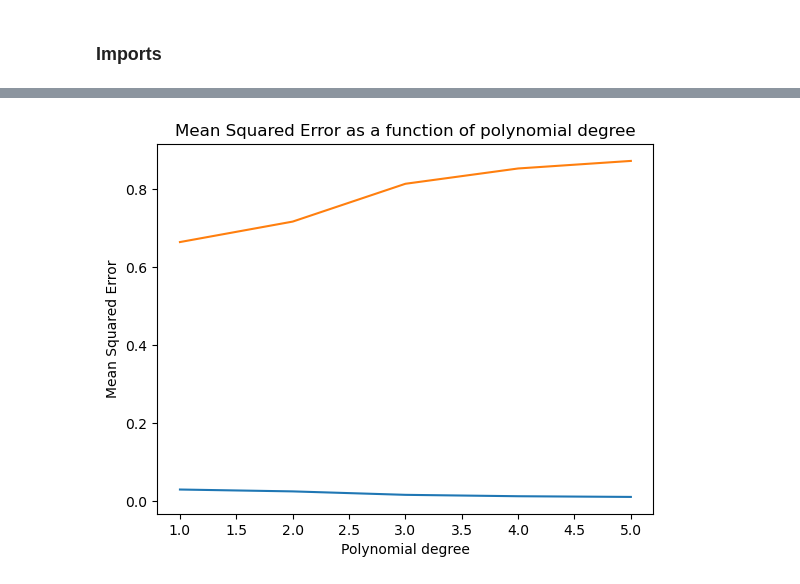
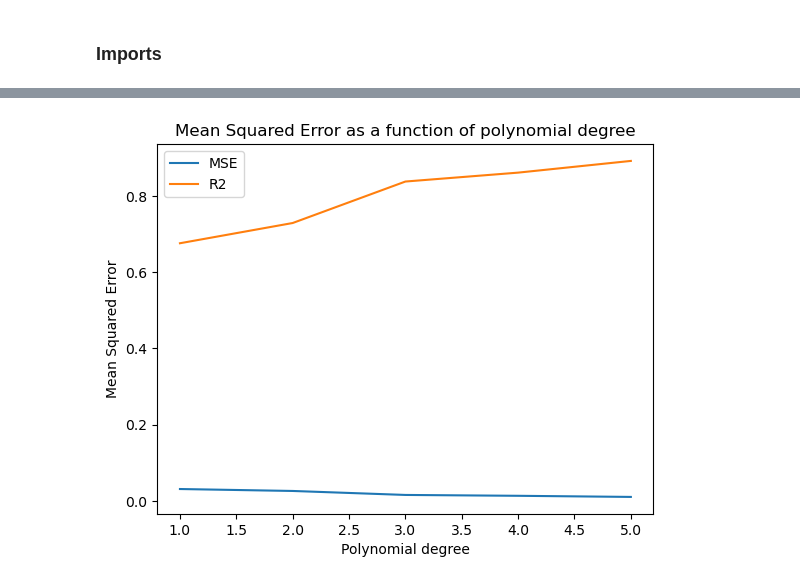
Before and after one commit to martin-og-ingar/FYS-STK4155-Project1, a Jupyter notebook: src/partA.ipynb, the cells around one changed output, grey strips where cells are left out. Saved outputs shown, nothing was run; the diff lists cells and outputs as text; code cells hidden in the pictures.

```diff
--- a/src/partA.ipynb
+++ b/src/partA.ipynb
@@ -22,6 +24,9 @@ from sklearn.linear_model import LinearRegression
 from sklearn.metrics import mean_squared_error, r2_score
 # %%
 # Get the FrankeFunction. Using the function provided in the project description.
+
+# Using the standard scaler which scales the data to have mean 0 and variance 1.
+# splitting using the train_test_split function from sklearn
 
 def FrankeFunction(x,y):
     term1 = 0.75*np.exp(-(0.25*(9*x-2)**2) - 0.25*((9*y-2)**2))
@@ -46,38 +51,62 @@ y = np.random.uniform(0, 1, n)
 noise = 0.1*np.random.normal(0, 1, n)
 Z = FrankeFunction(x, y) + noise
 
-# Potentially make this a function so that we can adjust the degree of the polynomial easily.
-def prep_poly_feartures(x, y, degree):
+scaler_x = StandardScaler()
+scaler_y = StandardScaler()
+
+x_scaled = scaler_x.fit_transform(x.reshape(-1,1))
+y_scaled = scaler_y.fit_transform(y.reshape(-1,1))
+
+x_combined = np.hstack((x_scaled, y_scaled))
+
+# Split the data into training and test data
+x_train, x_test, z_train, z_test = train_test_split(x_combined, Z, test_size=0.2)
+
+
+def prep_poly_feartures(x, degree):
   poly = PolynomialFeatures(degree)
-  X_poly = poly.fit_transform(np.vstack((x,y)).T)
+  X_poly = poly.fit_transform(x)
   return X_poly
 
-def poly_regression_and_mse(degree, X, y, Z):
-  X_poly = prep_poly_feartures(X, y, degree)
+def poly_regression_and_mse(degree, X_train, z_train, x_test, z_test):
+  X_poly_train = prep_poly_feartures(X_train, degree)
   model = LinearRegression()
-  model.fit(X_poly, Z)
-  Z_pred = model.predict(X_poly)
-  mse = mean_squared_error(Z, Z_pred)
-  r2 = r2_score(Z, Z_pred)
-  return mse, r2
+  model.fit(X_poly_train, z_train)
+
+  x_poly_test = prep_poly_feartures(x_test, degree)
+  z_pred = model.predict(x_poly_test)
+
+  betas = model.coef_
+
+  # Using mse and r2 from sklearn for consistensy and accuracy.
+  mse = mean_squared_error(z_test, z_pred)
+  r2 = r2_score(z_test, z_pred)
+
+  return mse, r2, betas
 
 mse_results = {}
 r2_result = {}
-all_coefficients = {}
+beta_values = []
+
 feature_names_list = {}
 for degree in range(1,6):
-  mse, r2 = poly_regression_and_mse(degree, x, y, Z)
+  mse, r2, beta = poly_regression_and_mse(degree, x_train, z_train, x_test, z_test)
   mse_results[degree] = mse
   r2_result[degree] = r2
+  beta_values.append(beta)
   print(f"Degree {degree}: MSE = {mse}")
   print(f"Degree {degree}: R2 = {r2}")
+  print(f"Degree {degree}: Beta = {beta}")
 
 
 plt.figure()
-plt.plot(list(mse_results.keys()), list(mse_results.values()))
-plt.plot(list(r2_result.keys()), list(r2_result.values()))
+
+plt.plot(list(mse_results.keys()), list(mse_results.values()), label="MSE")
+plt.plot(list(r2_result.keys()), list(r2_result.values()), label="R2")
+
 plt.xlabel('Polynomial degree')
 plt.ylabel('Mean Squared Error')
 plt.title('Mean Squared Error as a function of polynomial degree')
+plt.legend()
 plt.show()
 # %% [output]
@@ -94 +130 @@ Degree 5: R2 = 0.8732079306235957
-[figure, old version]
+[figure, new version]
```
Also changed, not shown: parts of 5 cells of this notebook, 1 other file.
